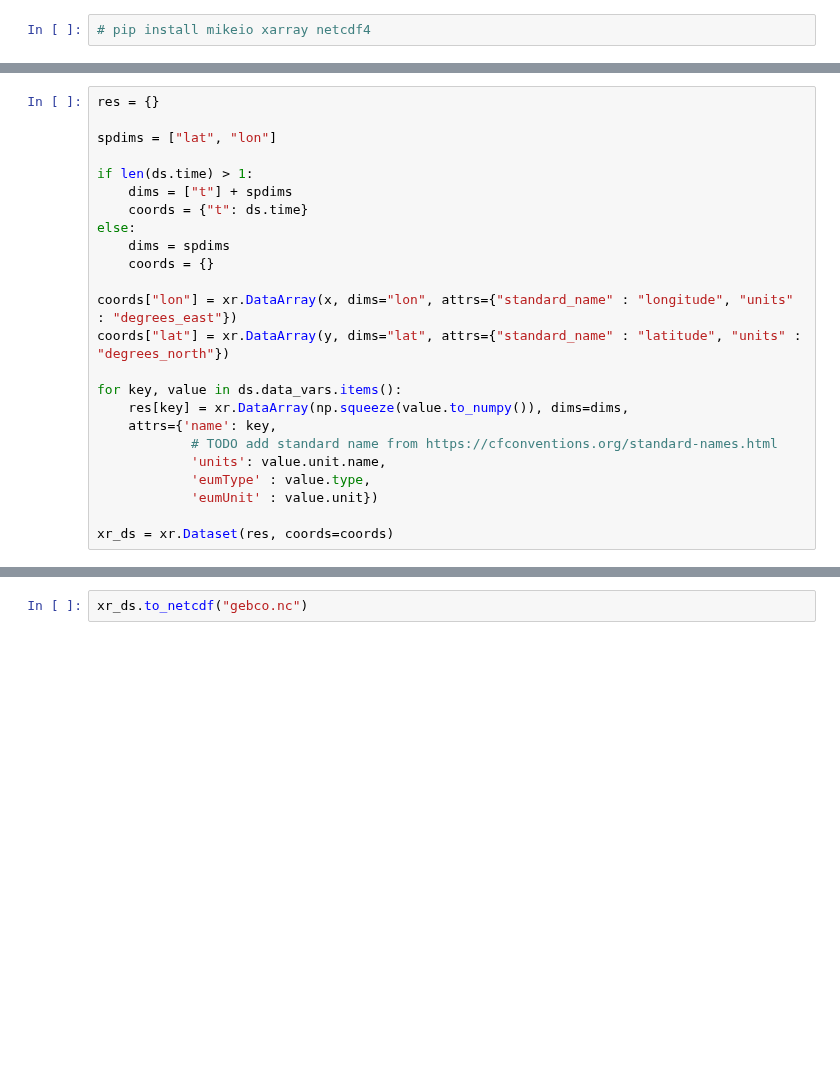
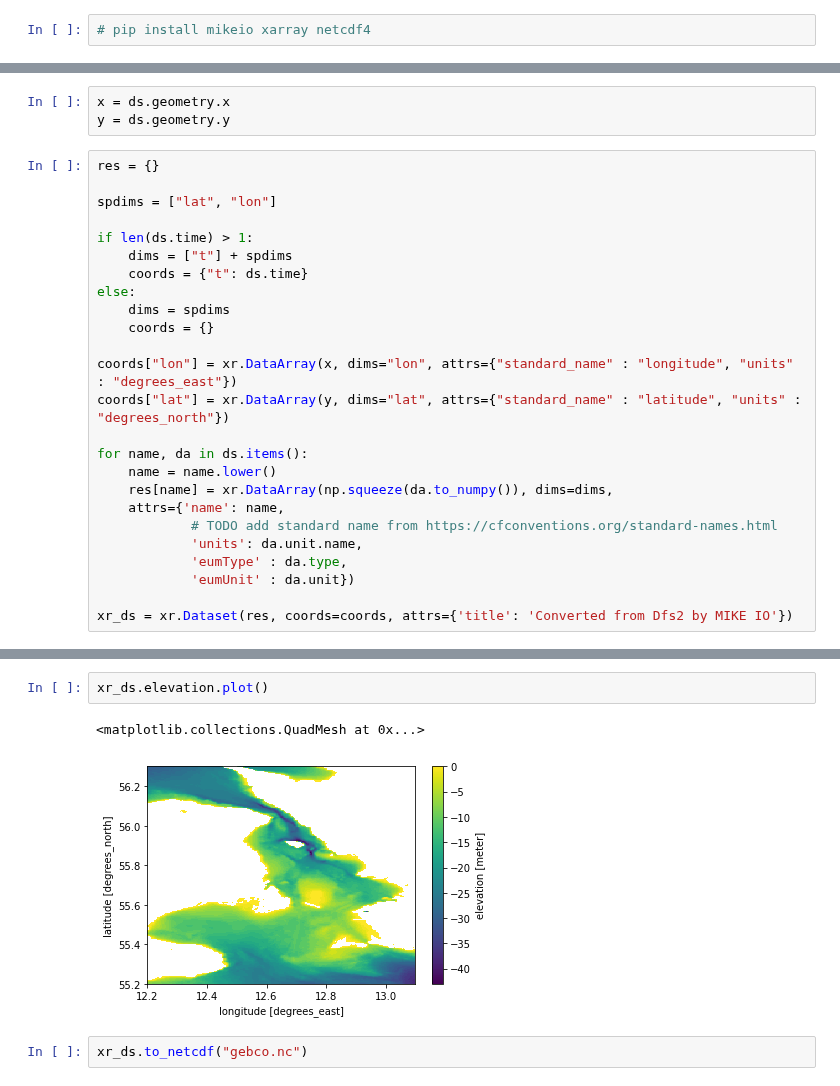
Before and after one commit to DHI/mikeio, a Jupyter notebook: notebooks/Dfs2 - Export to netcdf.ipynb, the cells around one changed output, grey strips where cells are left out. Saved outputs shown, nothing was run; the diff lists cells and outputs as text; blank space fills up the shorter version.

```diff
--- a/notebooks/Dfs2 - Export to netcdf.ipynb
+++ b/notebooks/Dfs2 - Export to netcdf.ipynb
@@ -22,3 +50,6 @@ y = list(reversed(y))
+# %%
+x = ds.geometry.x
+y = ds.geometry.y
 # %%
 res = {}
 
@@ -34,15 +65,16 @@ else:
 coords["lon"] = xr.DataArray(x, dims="lon", attrs={"standard_name" : "longitude", "units" : "degrees_east"})
 coords["lat"] = xr.DataArray(y, dims="lat", attrs={"standard_name" : "latitude", "units" : "degrees_north"})
 
-for key, value in ds.data_vars.items():
-    res[key] = xr.DataArray(np.squeeze(value.to_numpy()), dims=dims,
-    attrs={'name': key,
+for name, da in ds.items():
+    name = name.lower()
+    res[name] = xr.DataArray(np.squeeze(da.to_numpy()), dims=dims,
+    attrs={'name': name,
             # TODO add standard name from https://cfconventions.org/standard-names.html
-            'units': value.unit.name,
-            'eumType' : value.type,
-            'eumUnit' : value.unit})
+            'units': da.unit.name,
+            'eumType' : da.type,
+            'eumUnit' : da.unit})
 
-xr_ds = xr.Dataset(res, coords=coords)
+xr_ds = xr.Dataset(res, coords=coords, attrs={'title': 'Converted from Dfs2 by MIKE IO'})
 # %%
 xr_ds
 # %% [output]
@@ -56,3 +90,8 @@ Data variables:
+# %%
+xr_ds.elevation.plot()
+# %% [output]
+<matplotlib.collections.QuadMesh at 0x...>
+[figure, added]
 # %%
 xr_ds.to_netcdf("gebco.nc")
 # %% [markdown]
```
Also changed, not shown: parts of 15 cells of this notebook, 2 other files.
